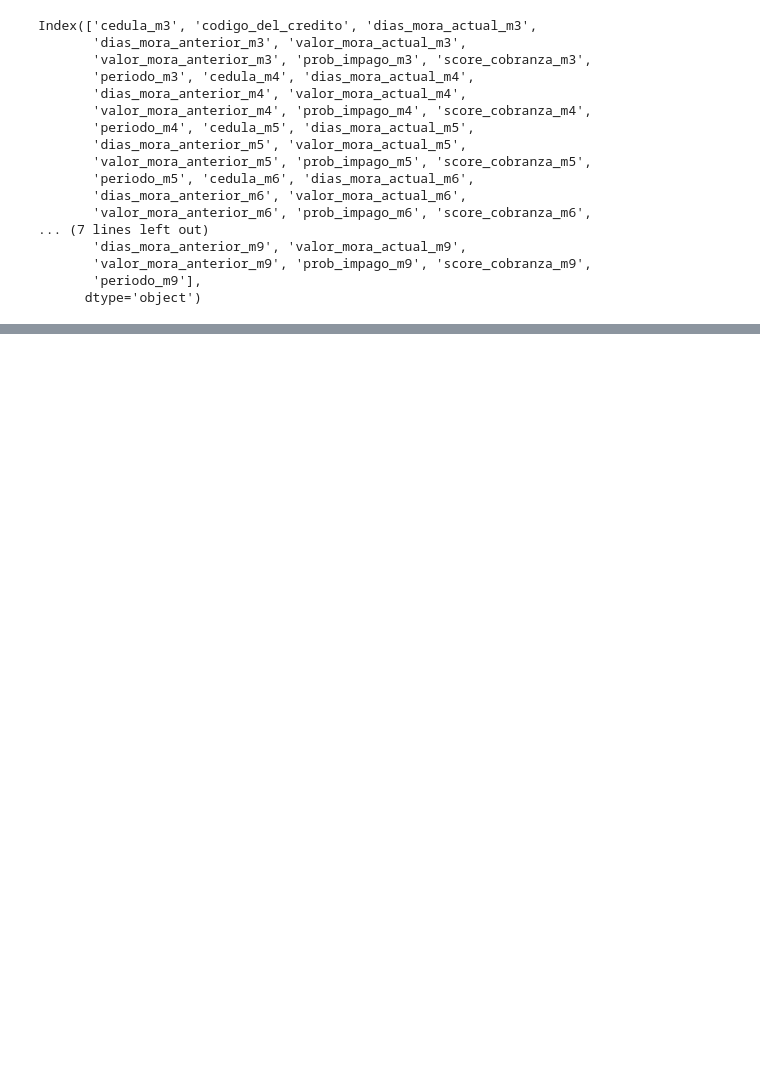
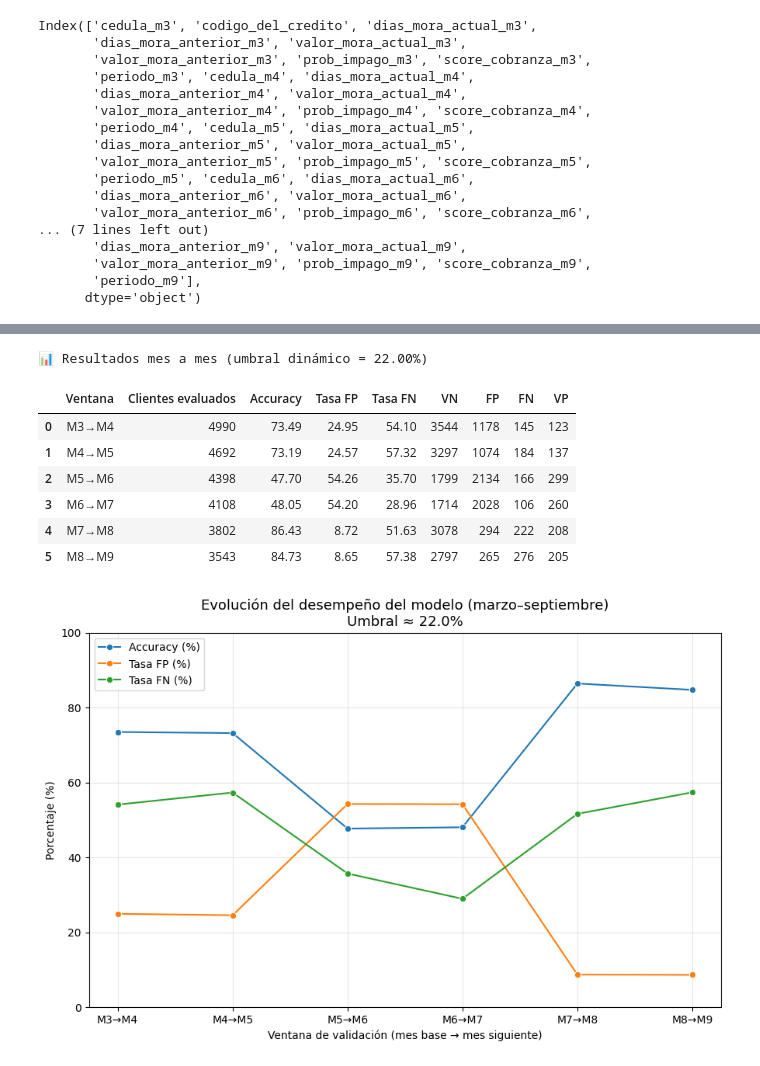
Before and after one commit to daolayaq10751/Aicoll, a Jupyter notebook: Finanfut2.ipynb, the cells around one changed output, grey strips where cells are left out. Cells and saved outputs as stored; diff of their text form; code cells hidden in the pictures; blank space fills up the shorter version.

```diff
--- a/Finanfut2.ipynb
+++ b/Finanfut2.ipynb
@@ -1373,0 +477,67 @@ Cambio relativo (%): -47.6 %
+# %%
+import numpy as np
+import pandas as pd
+import matplotlib.pyplot as plt
+import seaborn as sns
+from sklearn.metrics import confusion_matrix
+
+meses = range(3, 10)
+resultados = []
+
+# --- 2️⃣ Bucle mes a mes ---
+for m_actual, m_siguiente in zip(meses[:-1], meses[1:]):
+    col_prob = f"prob_impago_m{m_actual}"
+    col_mora_siguiente = f"dias_mora_actual_m{m_siguiente}"
+
+    # Saltar si alguna columna no existe
+    if col_prob not in df_total.columns or col_mora_siguiente not in df_total.columns:
+        continue
+
+    # Copia base segura con predicción y verdad observada
+    df_mes = df_mora_m3_0[[col_prob, col_mora_siguiente]].copy()
+    df_mes.dropna(subset=[col_prob], inplace=True)
+    df_mes["prediccion"] = (df_mes[col_prob] >= umbral).astype(int)
+    df_mes["cayo_mora_siguiente"] = (df_mes[col_mora_siguiente] > 0).astype(int)
+
+    # Matriz de confusión
+    tn, fp, fn, tp = confusion_matrix(df_mes["cayo_mora_siguiente"], df_mes["prediccion"]).ravel()
+    total = tn + fp + fn + tp
+
+    resultados.append({
+        "Ventana": f"M{m_actual}→M{m_siguiente}",
+        "Clientes evaluados": len(df_mes),
+        "Accuracy": round((tp + tn) / total * 100, 2),
+        "Tasa FP": round(fp / (tn + fp) * 100, 2) if (tn + fp) > 0 else np.nan,
+        "Tasa FN": round(fn / (tp + fn) * 100, 2) if (tp + fn) > 0 else np.nan,
+        "VN": tn, "FP": fp, "FN": fn, "VP": tp
+    })
+
+# --- 3️⃣ Consolidar resultados ---
+df_resultados_mes = pd.DataFrame(resultados)
+print(f"\n📊 Resultados mes a mes (umbral dinámico = {umbral:.2f}%)\n")
+display(df_resultados_mes)
+
+# --- 4️⃣ Gráfica de evolución ---
+plt.figure(figsize=(9, 6))
+sns.lineplot(data=df_resultados_mes, x="Ventana", y="Accuracy", marker="o", label="Accuracy (%)")
+sns.lineplot(data=df_resultados_mes, x="Ventana", y="Tasa FP", marker="o", label="Tasa FP (%)")
+sns.lineplot(data=df_resultados_mes, x="Ventana", y="Tasa FN", marker="o", label="Tasa FN (%)")
+
+plt.title(f"Evolución del desempeño del modelo (marzo–septiembre)\nUmbral ≈ {umbral:.1f}%", fontsize=13)
+plt.xlabel("Ventana de validación (mes base → mes siguiente)")
+plt.ylabel("Porcentaje (%)")
+plt.ylim(0, 100)
+plt.grid(alpha=0.3)
+plt.legend()
+plt.tight_layout()
+plt.show()
+# %% [output]
+📊 Resultados mes a mes (umbral dinámico = 22.00%)
+|  | Ventana | Clientes evaluados | Accuracy | Tasa FP | Tasa FN | VN | FP | FN | VP |
+| 0 | M3→M4 | 4990 | 73.49 | 24.95 | 54.10 | 3544 | 1178 | 145 | 123 |
+| 1 | M4→M5 | 4692 | 73.19 | 24.57 | 57.32 | 3297 | 1074 | 184 | 137 |
+| 2 | M5→M6 | 4398 | 47.70 | 54.26 | 35.70 | 1799 | 2134 | 166 | 299 |
+| 3 | M6→M7 | 4108 | 48.05 | 54.20 | 28.96 | 1714 | 2028 | 106 | 260 |
+| 4 | M7→M8 | 3802 | 86.43 | 8.72 | 51.63 | 3078 | 294 | 222 | 208 |
+| 5 | M8→M9 | 3543 | 84.73 | 8.65 | 57.38 | 2797 | 265 | 276 | 205 |
+[figure, added]
```
Also changed, not shown: parts of 52 cells of this notebook.
